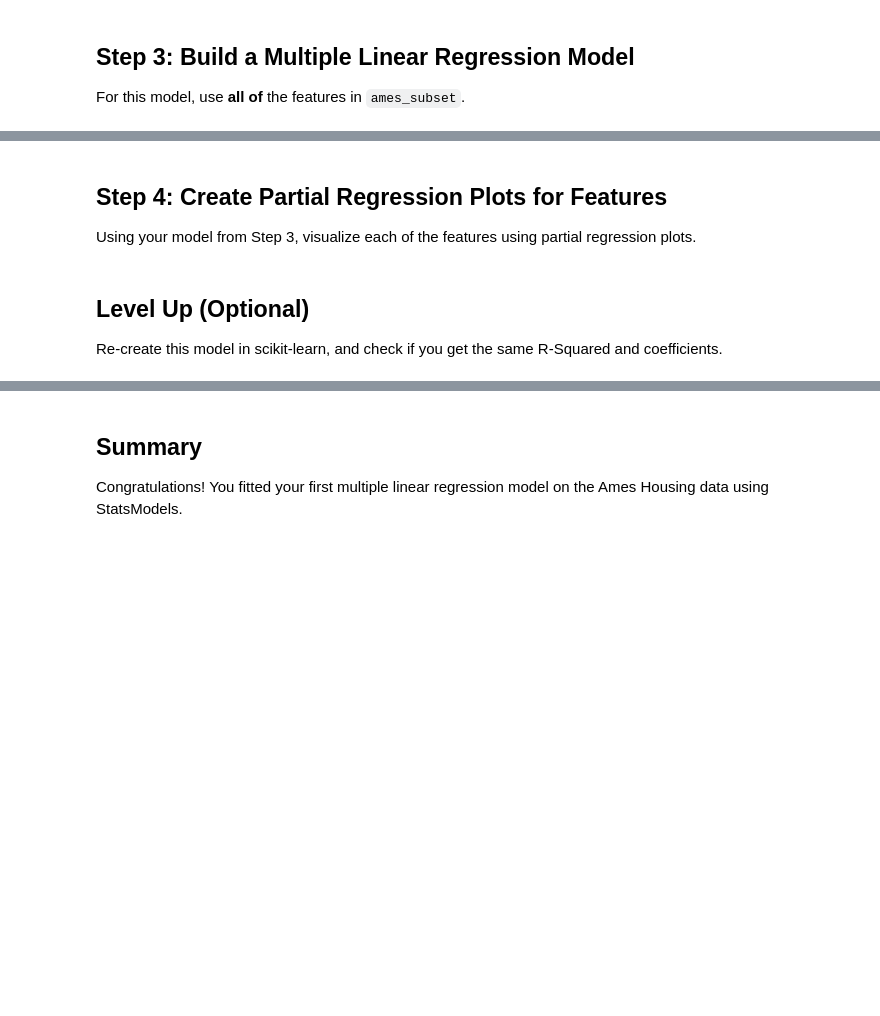
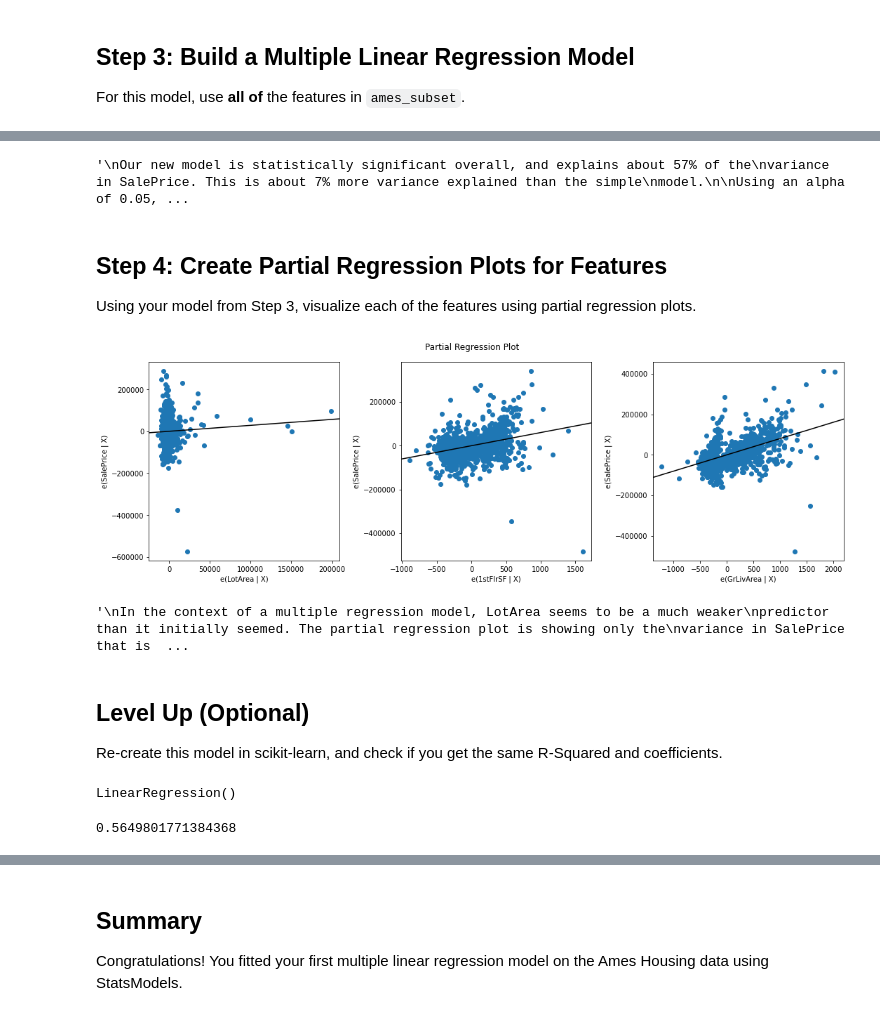
Before and after one commit to DaveyMburu/dsc-multiple-linear-regression-statsmodels-lab-v2-5, a Jupyter notebook: index.ipynb, the cells around one changed output, grey strips where cells are left out. Drawn from its saved outputs; the diff is of its cells as text; code cells hidden in the pictures; blank space fills up the shorter version.

```diff
--- a/index.ipynb
+++ b/index.ipynb
@@ -68,2 +131,10 @@ Build a linear regression using StatsModels, describe the overall model performa
+# %%
+y = ames_subset['SalePrice']
+X_baseline = ames_subset[['GrLivArea']]
 # %%
 # Your code here - import StatsModels, fit baseline model, display results
+import statsmodels.api as sm
+
+baseline_model = sm.OLS(y, sm.add_constant(X_baseline))
+baseline_results = model.fit()
+baseline_results.summary()
@@ -75,5 +184,9 @@ Build a linear regression using StatsModels, describe the overall model performa
 For this model, use **all of** the features in `ames_subset`.
 # %%
 # Your code here - define X
+X = ames_subset[['LotArea', '1stFlrSF', 'GrLivArea']]
 # %%
 # Your code here - fit model and display results
+model = sm.OLS(y, sm.add_constant(X))
+results = model.fit()
+results.summary()
@@ -82,6 +217,35 @@ For this model, use **all of** the features in `ames_subset`.
+# %%
+# Your written answer here - interpret model results. Does this model seem better than the previous one?
+
+"""
+Our new model is statistically significant overall, and explains about 57% of the
+variance in SalePrice. This is about 7% more variance explained than the simple
+model.
+
+Using an alpha of 0.05, our intercept and coefficients for 1stFlrSF and GrLivArea
+are statistically significant, but not our coefficient for LotArea.
+
+Both our intercept and our coefficient for GrLivArea are statistically significant.
+
+So, we have an improvement in terms of variance explained (R-Squared), but also
+some values are not statistically significant. It depends on the use case whether
+this model would be considered "better".
+"""
+# %% [output]
+'\nOur new model is statistically significant overall, and explains about 57% of the\nvariance in SalePrice. This is about 7% more variance explained than the simple\nmodel.\n\nUsing an alpha of 0.05, ...
 # %% [markdown]
 ## Step 4: Create Partial Regression Plots for Features
 
 Using your model from Step 3, visualize each of the features using partial regression plots.
 # %%
 # Your code here - create partial regression plots for each predictor
+fig = plt.figure(figsize=(15,5))
+sm.graphics.plot_partregress_grid(
+    results,
+    exog_idx=list(X.columns),
+    grid=(1,3),
+    fig=fig)
+plt.tight_layout()
+plt.show()
+# %% [output]
+[figure, added]
@@ -91,8 +252,38 @@ Using your model from Step 3, visualize each of the features using partial regre
+# %%
+# Your written answer here - explain what you see, and how this relates
+# to what you saw in Step 1. What do you notice?
+
+"""
+In the context of a multiple regression model, LotArea seems to be a much weaker
+predictor than it initially seemed. The partial regression plot is showing only the
+variance in SalePrice that is not already explained by the other variables
+
+1stFlrSF and GrLivArea look roughly the same as they did as standalone scatter
+plots, although the slopes are not as steep.
+
+Thinking back to the meaning of these variables, 1stFlrSF and GrLivArea would seem tohave more overlap in the variance they explain, since
+they are both related to the square footage of the house. However it seems that
+they actually contain different enough information.
+
+The outliers in LotArea might be having more of an impact
+than anticipated. That best-fit line is not be where I would have intuitively drawn it
+"""
+# %% [output]
+'\nIn the context of a multiple regression model, LotArea seems to be a much weaker\npredictor than it initially seemed. The partial regression plot is showing only the\nvariance in SalePrice that is  ...
 # %% [markdown]
 ## Level Up (Optional)
 
 Re-create this model in scikit-learn, and check if you get the same R-Squared and coefficients.
 # %%
 # Your code here - import linear regression from scikit-learn and create and fit model
+from sklearn.linear_model import LinearRegression
+
+lr = LinearRegression()
+lr.fit(X, y)
+# %% [output]
+LinearRegression()
 # %%
 # Your code here - compare R-Squared
+results.rsquared
+# %% [output]
+0.5649801771384368
```
Also changed, not shown: parts of 15 cells of this notebook.
